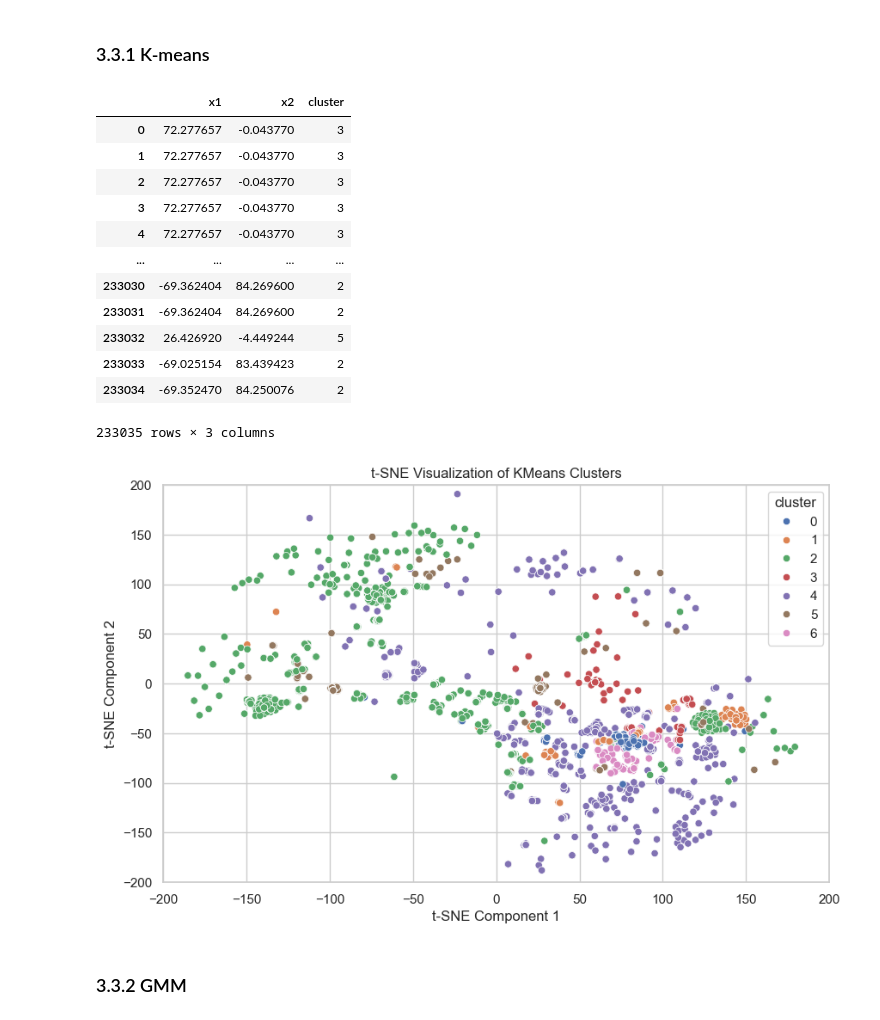
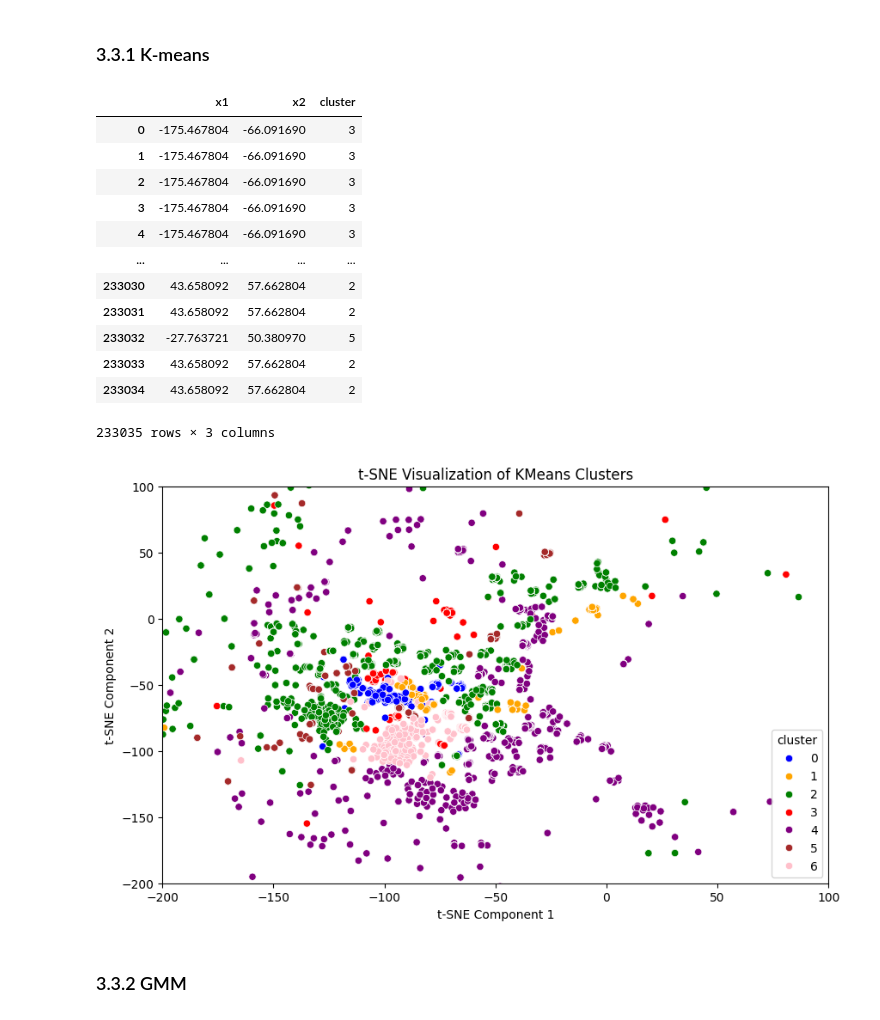
Before and after one commit to massimomecarelli/ML4N_project, a Jupyter notebook: Unsupervised_clustering.ipynb, the cells around one changed output. Saved outputs shown, nothing was run; the diff lists cells and outputs as text; code cells hidden in the pictures.

Commit message:
Section 3 update - Section 3 images

```diff
--- a/Unsupervised_clustering.ipynb
+++ b/Unsupervised_clustering.ipynb
@@ -93,7 +93,7 @@ n_cluster_list_gmm =[]
 silhouette_list_gmm = []
 log_l_list=[]
 
-for n_clusters in range(3, 12):
+for n_clusters in range(3, 10):
     gmm = GaussianMixture(n_components=n_clusters)
     cl_labels = gmm.fit_predict(X)
     n_cluster_list_gmm.append(n_clusters)
@@ -225,29 +225,30 @@ df_tsne_kmeans.columns = ["x1", "x2", "cluster"]
 df_tsne_kmeans
 # %% [output]
 |  | x1 | x2 | cluster |
-| 0 | 72.277657 | -0.043770 | 3 |
-| 1 | 72.277657 | -0.043770 | 3 |
-| 2 | 72.277657 | -0.043770 | 3 |
-| 3 | 72.277657 | -0.043770 | 3 |
-| 4 | 72.277657 | -0.043770 | 3 |
+| 0 | -175.467804 | -66.091690 | 3 |
+| 1 | -175.467804 | -66.091690 | 3 |
+| 2 | -175.467804 | -66.091690 | 3 |
+| 3 | -175.467804 | -66.091690 | 3 |
+| 4 | -175.467804 | -66.091690 | 3 |
 | ... | ... | ... | ... |
-| 233030 | -69.362404 | 84.269600 | 2 |
-| 233031 | -69.362404 | 84.269600 | 2 |
-| 233032 | 26.426920 | -4.449244 | 5 |
-| 233033 | -69.025154 | 83.439423 | 2 |
-| 233034 | -69.352470 | 84.250076 | 2 |
+| 233030 | 43.658092 | 57.662804 | 2 |
+| 233031 | 43.658092 | 57.662804 | 2 |
+| 233032 | -27.763721 | 50.380970 | 5 |
+| 233033 | 43.658092 | 57.662804 | 2 |
+| 233034 | 43.658092 | 57.662804 | 2 |
 233035 rows × 3 columns
 # %%
+colors = ["blue", "orange", "green", "red", "purple", "brown", "pink"]
 plt.figure(figsize=(10, 6))
-sns.scatterplot(data=df_tsne_kmeans, x='x1', y='x2', hue='cluster', legend="full", palette='deep')
+sns.scatterplot(data=df_tsne_kmeans, x='x1', y='x2', hue='cluster', legend="full", palette=colors)
 plt.title('t-SNE Visualization of KMeans Clusters')
 plt.xlabel('t-SNE Component 1')
 plt.ylabel('t-SNE Component 2')
-plt.xlim(-200, 200)
-plt.ylim(-200, 200)
+plt.xlim(-200, 100)
+plt.ylim(-200, 100)
 plt.show()
 # %% [output]
-[figure, old version]
+[figure, new version]
 # %% [markdown]
 ### 3.3.2 GMM
 # %%
```
Also changed, not shown: parts of 9 cells of this notebook, 9 other files.
